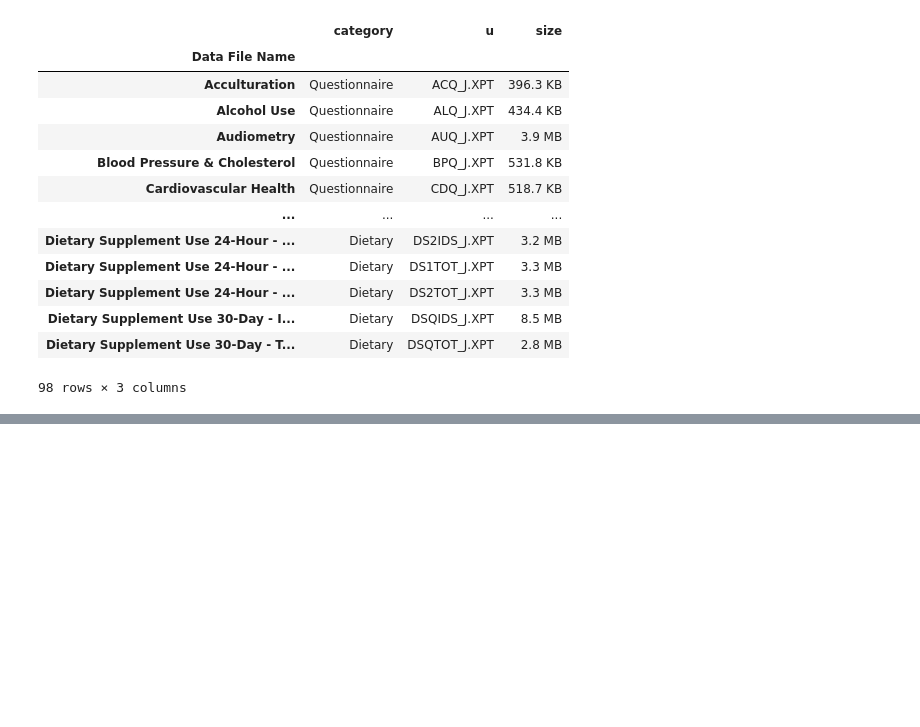
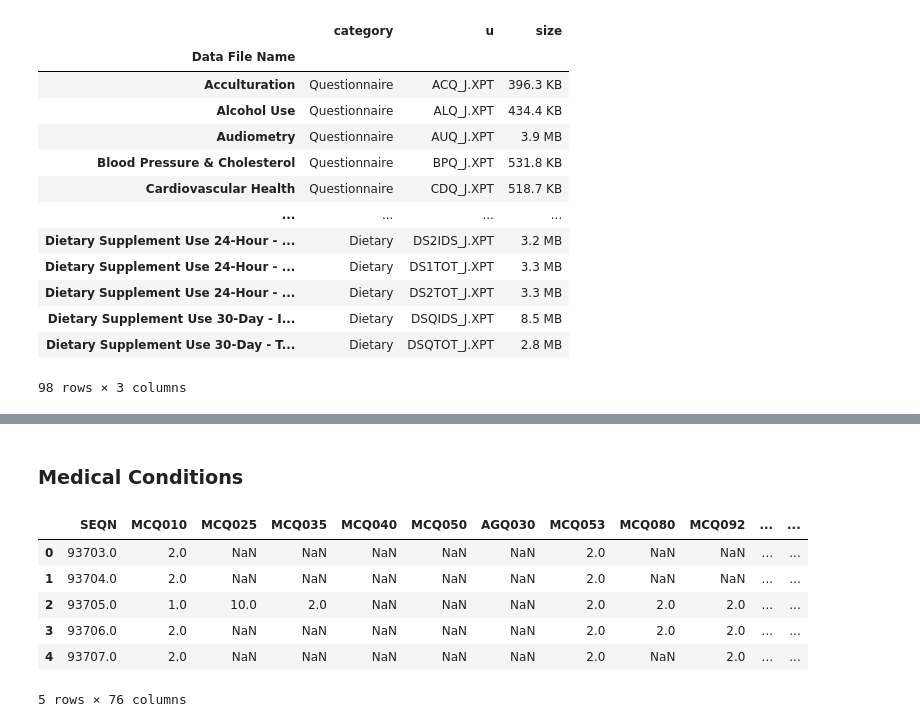
Before and after one commit to ozayn/ozaaayn-project, a Jupyter notebook: project.ipynb, the cells around one changed output, grey strips where cells are left out. Saved outputs shown, nothing was run; the diff lists cells and outputs as text; code cells hidden in the pictures; blank space fills up the shorter version.

```diff
--- a/project.ipynb
+++ b/project.ipynb
@@ -63,0 +111,12 @@ df
+# %% [markdown]
+### Medical Conditions
+# %%
+Medical_Conditions.head()
+# %% [output]
+|  | SEQN | MCQ010 | MCQ025 | MCQ035 | MCQ040 | MCQ050 | AGQ030 | MCQ053 | MCQ080 | MCQ092 | ... | ... |
+| 0 | 93703.0 | 2.0 | NaN | NaN | NaN | NaN | NaN | 2.0 | NaN | NaN | ... | ... |
+| 1 | 93704.0 | 2.0 | NaN | NaN | NaN | NaN | NaN | 2.0 | NaN | NaN | ... | ... |
+| 2 | 93705.0 | 1.0 | 10.0 | 2.0 | NaN | NaN | NaN | 2.0 | 2.0 | 2.0 | ... | ... |
+| 3 | 93706.0 | 2.0 | NaN | NaN | NaN | NaN | NaN | 2.0 | 2.0 | 2.0 | ... | ... |
+| 4 | 93707.0 | 2.0 | NaN | NaN | NaN | NaN | NaN | 2.0 | NaN | 2.0 | ... | ... |
+5 rows × 76 columns
```
Also changed, not shown: parts of 23 cells of this notebook, 1 other file.
